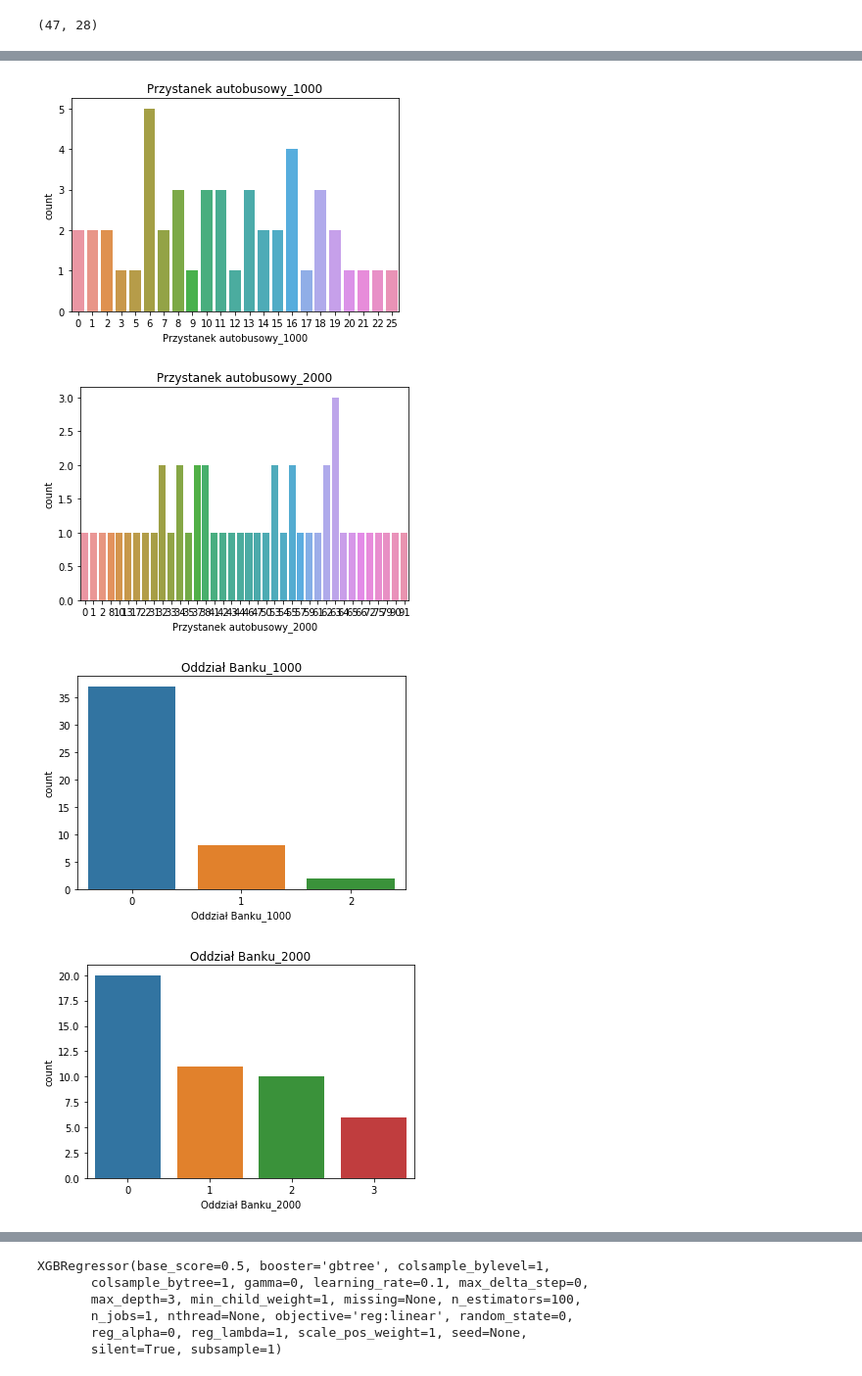
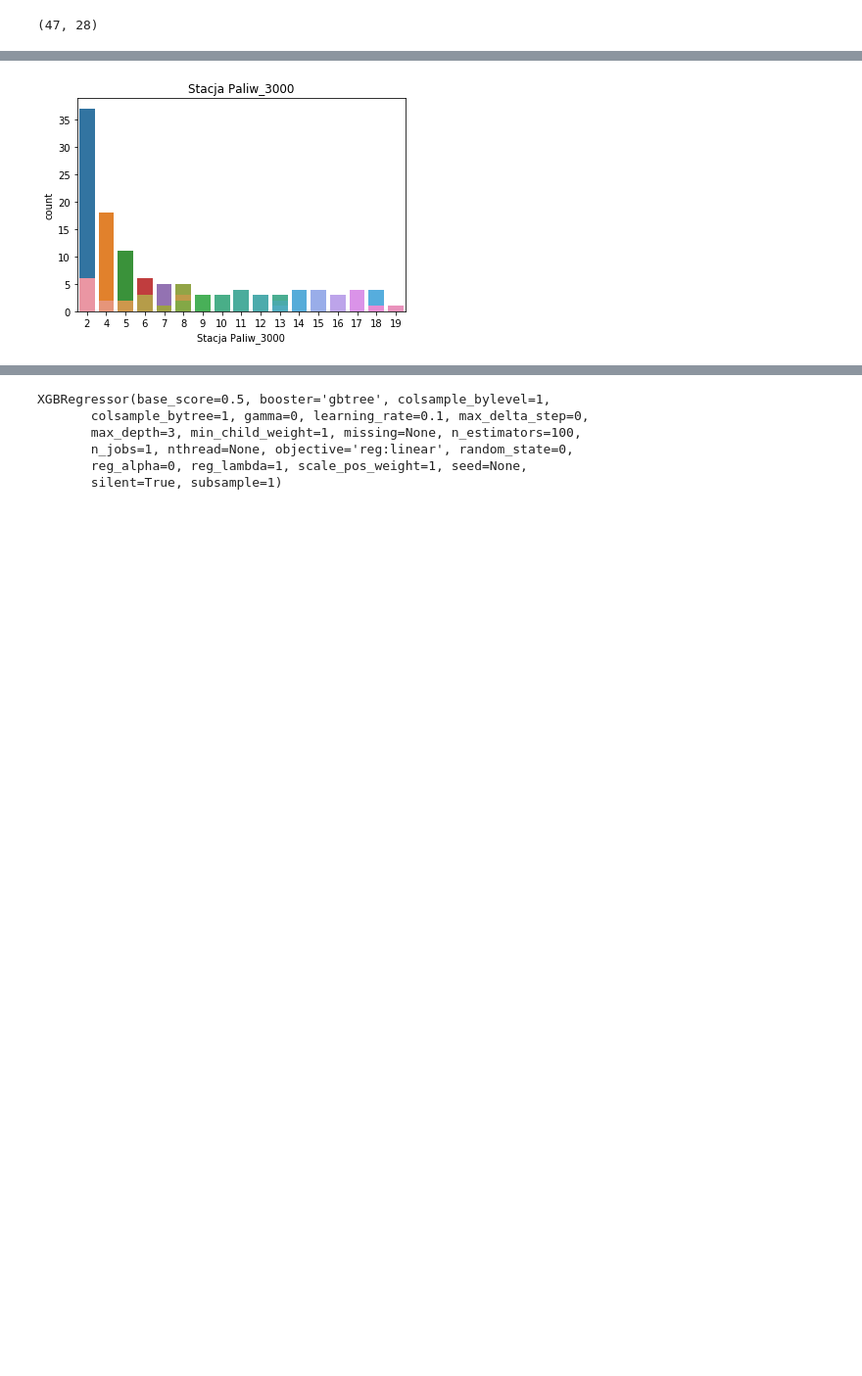
Before and after one commit to Michal-lis/Data_Analysis_Hackaton, a Jupyter notebook: jupyters/notebook.ipynb, the cells around one changed output, grey strips where cells are left out. Shown at 98% size. Drawn from its saved outputs; the diff is of its cells as text; code cells hidden in the pictures; blank space fills up the shorter version.

Commit message:
plot

```diff
--- a/jupyters/notebook.ipynb
+++ b/jupyters/notebook.ipynb
@@ -97,5 +97,6 @@ continuous = ['pm1', 'pm10', 'pm25', 'dochod_bud_pra_9',
 # %%
 for attr in continuous:
     sns.distplot(data[attr], bins=10).set_title(attr)
-    plt.figure()
+    # plt.figure()
+    plt.savefig("dist_{}.png".format(attr), bbox_inches='tight',  pad_inches=1)
 # %% [output]
@@ -115,9 +104,6 @@ for attr in continuous:
 # %%
 for attr in discrete:
     sns.countplot(data[attr]).set_title(attr)
-    plt.figure()
+    plt.savefig("dist_{}.png".format(attr), bbox_inches='tight',  pad_inches=1)
 # %% [output]
-[figure, old version]
+[figure, new version]
-[figure, removed]
-[figure, removed]
-[figure, removed]
```
Also changed, not shown: parts of 3 cells of this notebook, 2 other files.
